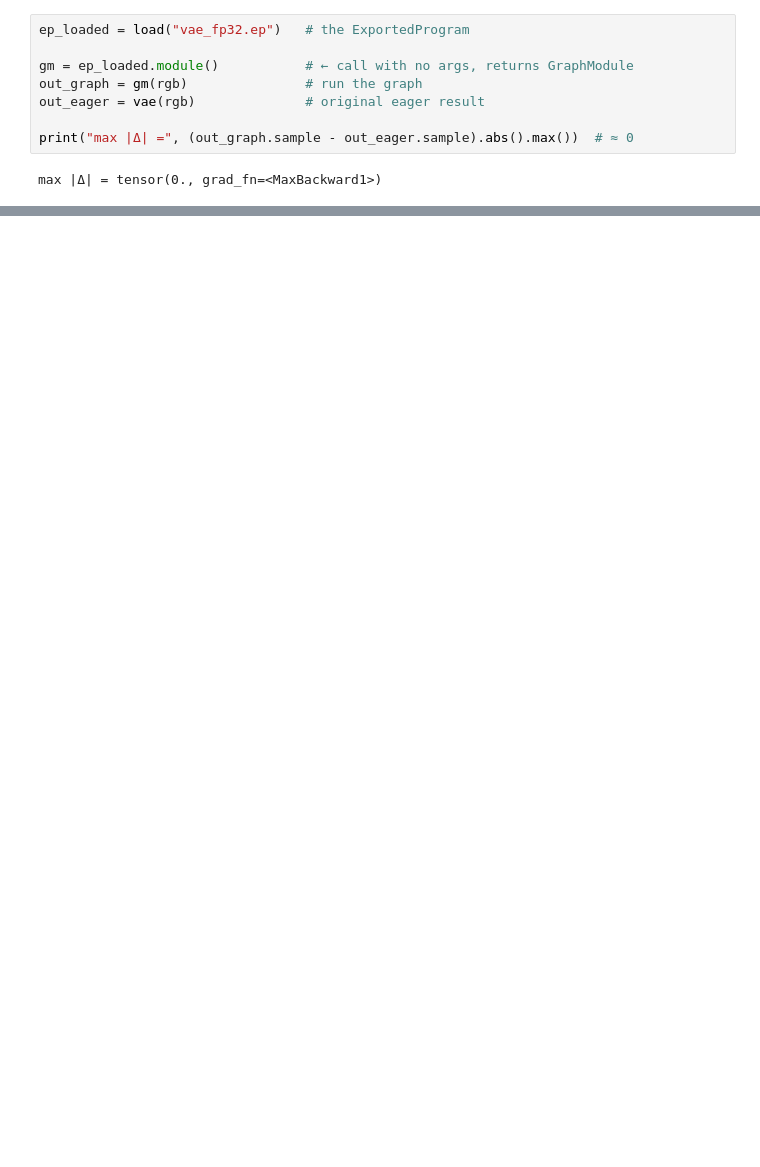
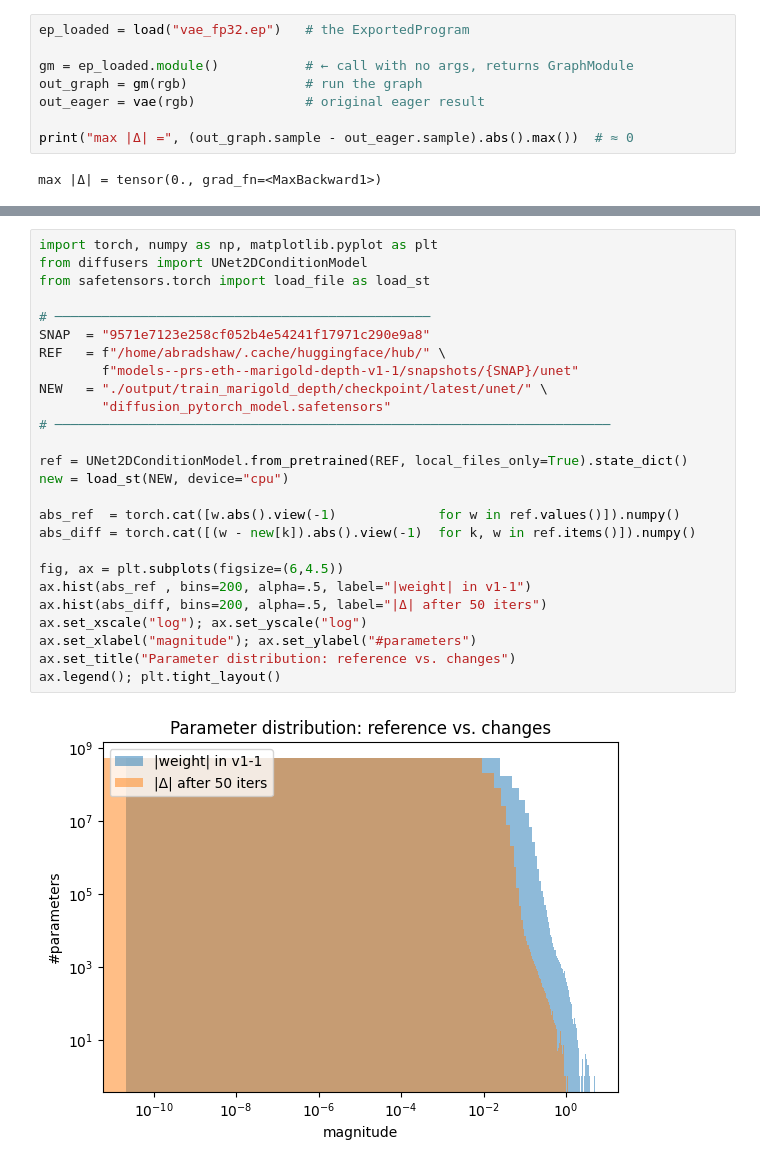
Before and after one commit to Abradshaw1/Depth-Approximation, a Jupyter notebook: exp.ipynb, the cells around one changed output, grey strips where cells are left out. Drawn from its saved outputs; the diff is of its cells as text; blank space fills up the shorter version.

Commit message:
MARKER - full working trinaing routine wiht correct ckpt and vae/unet quantization demonstrated in notebook, implementing QAT in training routine next step

```diff
--- a/exp.ipynb
+++ b/exp.ipynb
@@ -300,0 +1192,28 @@ max |Δ| = tensor(0., grad_fn=<MaxBackward1>)
+# %%
+import torch, numpy as np, matplotlib.pyplot as plt
+from diffusers import UNet2DConditionModel
+from safetensors.torch import load_file as load_st
+
+# ────────────────────────────────────────────────
+SNAP  = "9571e7123e258cf052b4e54241f17971c290e9a8"
+REF   = f"/home/abradshaw/.cache/huggingface/hub/" \
+        f"models--prs-eth--marigold-depth-v1-1/snapshots/{SNAP}/unet"
+NEW   = "./output/train_marigold_depth/checkpoint/latest/unet/" \
+        "diffusion_pytorch_model.safetensors"
+# ───────────────────────────────────────────────────────────────────────
+
+ref = UNet2DConditionModel.from_pretrained(REF, local_files_only=True).state_dict()
+new = load_st(NEW, device="cpu")
+
+abs_ref  = torch.cat([w.abs().view(-1)             for w in ref.values()]).numpy()
+abs_diff = torch.cat([(w - new[k]).abs().view(-1)  for k, w in ref.items()]).numpy()
+
+fig, ax = plt.subplots(figsize=(6,4.5))
+ax.hist(abs_ref , bins=200, alpha=.5, label="|weight| in v1‑1")
+ax.hist(abs_diff, bins=200, alpha=.5, label="|Δ| after 50 iters")
+ax.set_xscale("log"); ax.set_yscale("log")
+ax.set_xlabel("magnitude"); ax.set_ylabel("#parameters")
+ax.set_title("Parameter distribution: reference vs. changes")
+ax.legend(); plt.tight_layout()
+# %% [output]
+[figure, added]
```
Also changed, not shown: parts of 31 cells of this notebook, 15 other files.
